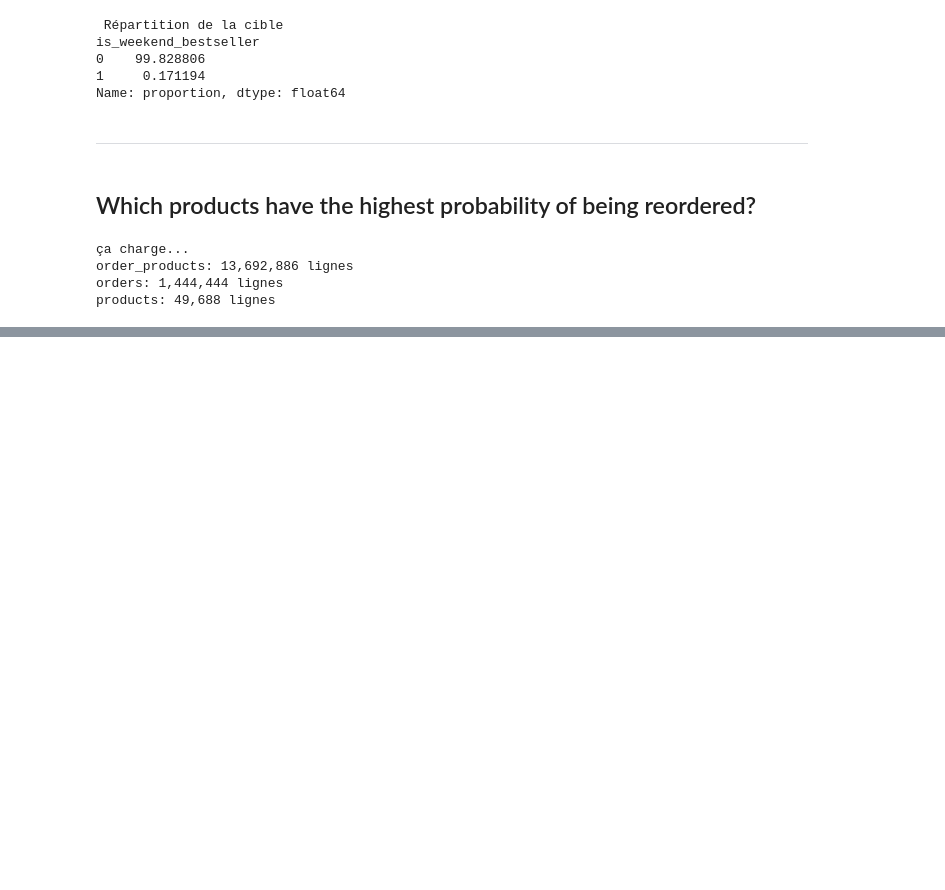
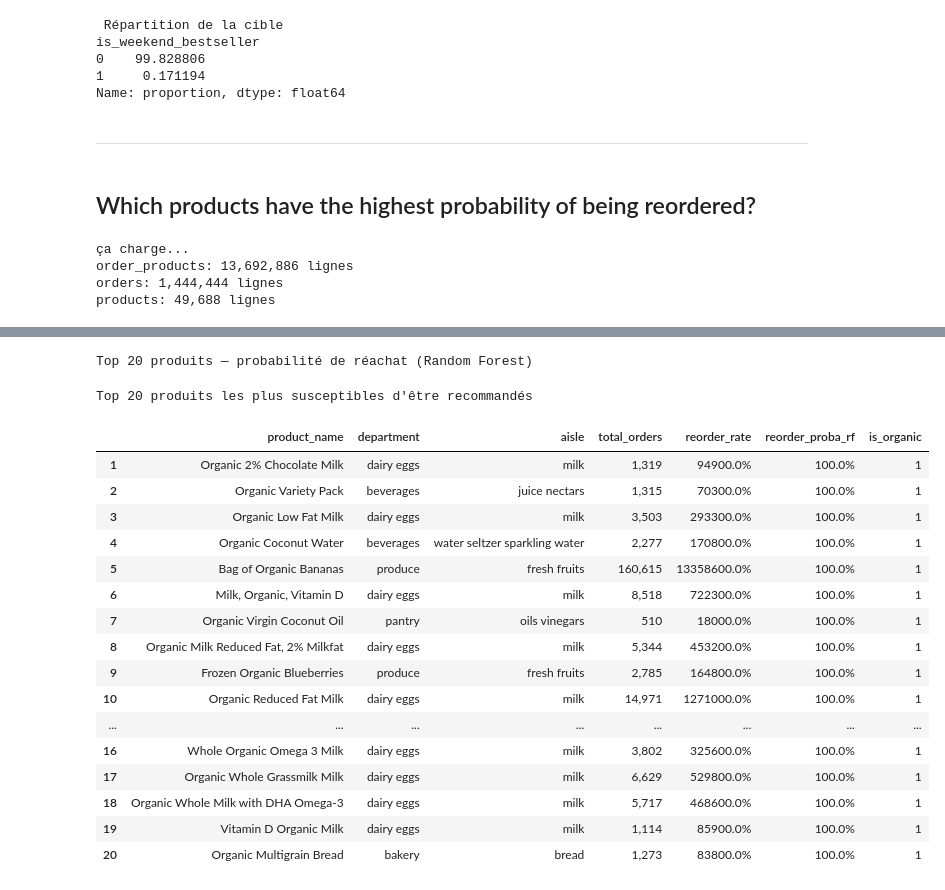
Before and after one commit to Slacknsss/NextBuy-Machine-Learning, a Jupyter notebook: notebookSebag.ipynb, the cells around one changed output, grey strips where cells are left out. Drawn from its saved outputs; the diff is of its cells as text; code cells hidden in the pictures; blank space fills up the shorter version.

```diff
--- a/notebookSebag.ipynb
+++ b/notebookSebag.ipynb
@@ -288,0 +416,41 @@ KeyError: 'produc_id'
+# %%
+#Les 20 produits avec la plus haute probabilité de réachat
+product_full['reorder_proba_rf'] = pipe_rf.predict_proba(product_full[FEATURES])[:, 1]
+product_full['reorder_proba_lr'] = pipe_lr.predict_proba(product_full[FEATURES])[:, 1]
+
+top20 = (
+    product_full
+    .sort_values('reorder_proba_rf', ascending=False)
+    .drop_duplicates('product_name')
+    .head(20)
+    [['product_name', 'department', 'aisle', 'total_orders',
+      'reorder_rate', 'reorder_proba_rf', 'is_organic']]
+    .reset_index(drop=True)
+)
+top20.index += 1
+
+print("Les 20 produits qui ont une probabilité de réachat (Random Forest)")
+display(top20.style
+        .format({'reorder_rate': '{:.1%}', 'reorder_proba_rf': '{:.1%}', 'total_orders': '{:,}'})
+        .background_gradient(subset='reorder_proba_rf', cmap='Greens')
+        .set_caption("Les 20 produits les plus susceptibles d'être recommandés"))
+# %% [output]
+Top 20 produits — probabilité de réachat (Random Forest)
+Top 20 produits les plus susceptibles d'être recommandés
+|  | product_name | department | aisle | total_orders | reorder_rate | reorder_proba_rf | is_organic |
+| 1 | Organic 2% Chocolate Milk | dairy eggs | milk | 1,319 | 94900.0% | 100.0% | 1 |
+| 2 | Organic Variety Pack | beverages | juice nectars | 1,315 | 70300.0% | 100.0% | 1 |
+| 3 | Organic Low Fat Milk | dairy eggs | milk | 3,503 | 293300.0% | 100.0% | 1 |
+| 4 | Organic Coconut Water | beverages | water seltzer sparkling water | 2,277 | 170800.0% | 100.0% | 1 |
+| 5 | Bag of Organic Bananas | produce | fresh fruits | 160,615 | 13358600.0% | 100.0% | 1 |
+| 6 | Milk, Organic, Vitamin D | dairy eggs | milk | 8,518 | 722300.0% | 100.0% | 1 |
+| 7 | Organic Virgin Coconut Oil | pantry | oils vinegars | 510 | 18000.0% | 100.0% | 1 |
+| 8 | Organic Milk Reduced Fat, 2% Milkfat | dairy eggs | milk | 5,344 | 453200.0% | 100.0% | 1 |
+| 9 | Frozen Organic Blueberries | produce | fresh fruits | 2,785 | 164800.0% | 100.0% | 1 |
+| 10 | Organic Reduced Fat Milk | dairy eggs | milk | 14,971 | 1271000.0% | 100.0% | 1 |
+| ... | ... | ... | ... | ... | ... | ... | ... |
+| 16 | Whole Organic Omega 3 Milk | dairy eggs | milk | 3,802 | 325600.0% | 100.0% | 1 |
+| 17 | Organic Whole Grassmilk Milk | dairy eggs | milk | 6,629 | 529800.0% | 100.0% | 1 |
+| 18 | Organic Whole Milk with DHA Omega-3 | dairy eggs | milk | 5,717 | 468600.0% | 100.0% | 1 |
+| 19 | Vitamin D Organic Milk | dairy eggs | milk | 1,114 | 85900.0% | 100.0% | 1 |
+| 20 | Organic Multigrain Bread | bakery | bread | 1,273 | 83800.0% | 100.0% | 1 |
```
Also changed, not shown: parts of 6 cells of this notebook.
